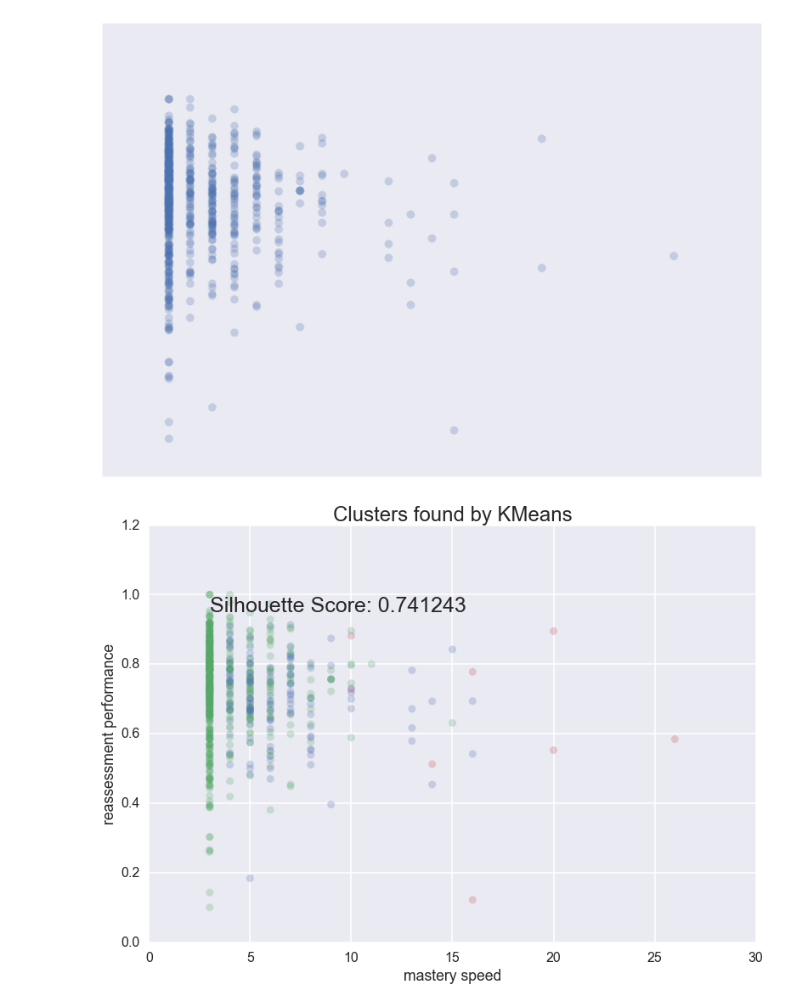
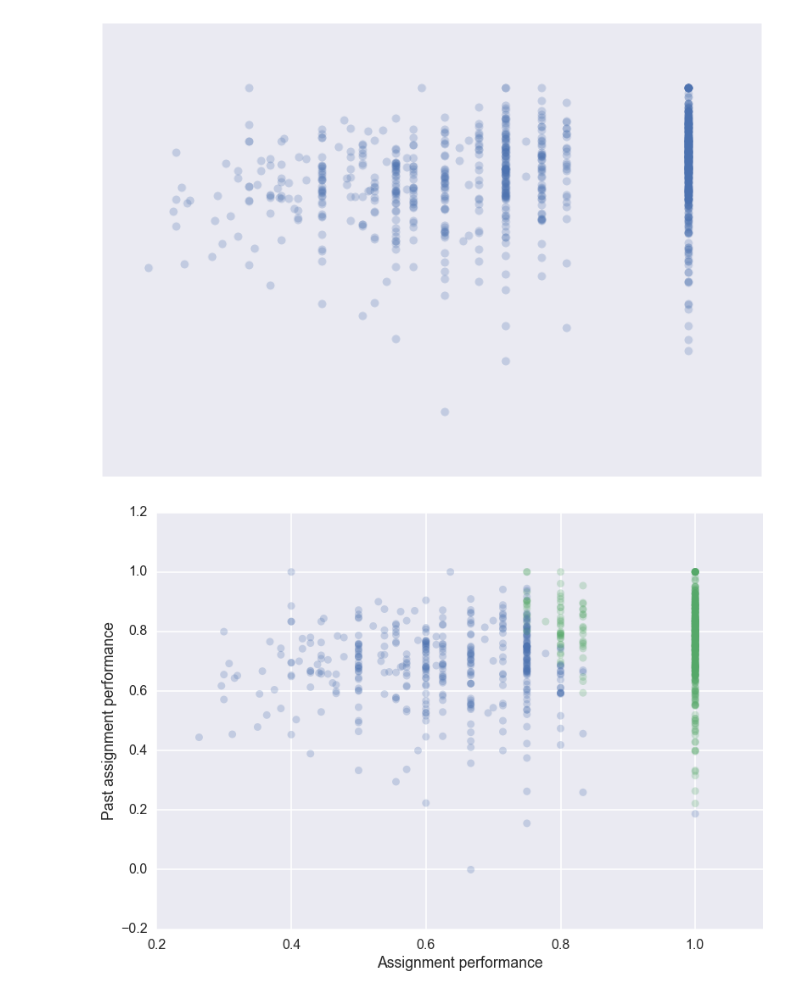
Before and after one commit to beardeer/playground, a Jupyter notebook: clustering.ipynb, the cells around one changed output. Drawn from its saved outputs; the diff is of its cells as text; code cells hidden in the pictures.

```diff
--- a/clustering.ipynb
+++ b/clustering.ipynb
@@ -14,11 +14,11 @@ sns.set_context('poster')
 sns.set_color_codes()
 plot_kwds = {'alpha' : 0.25, 's' : 80, 'linewidths':0}
 # %%
-plot_x, plot_y = 0, 5
+plot_x, plot_y = 1, 3
 n_clusters = 3
 markers = []
 # %%
-s_id = 31825
+s_id = 7104
 input_path = r'local_data/cluster_%d.csv' % s_id
 input_file = open(input_path,'rb')
 # %%
@@ -35,7 +35,7 @@ frame = plt.gca()
 frame.axes.get_xaxis().set_visible(False)
 frame.axes.get_yaxis().set_visible(False)
 # %% [output]
-[figure, old version]
+[figure, new version]
 # %%
 def plot_clusters(data, all_data, algorithm, args, kwds):
     start_time = time.time()
@@ -47,16 +47,16 @@ def plot_clusters(data, all_data, algorithm, args, kwds):
     frame = plt.gca()
 #     frame.axes.get_xaxis().set_visible(False)
 #     frame.axes.get_yaxis().set_visible(False)
-    plt.title('Clusters found by {}'.format(str(algorithm.__name__)), fontsize=24)
-    plt.xlabel('mastery speed')
-    plt.ylabel('reassessment performance')
+#     plt.title('Clusters found by {}'.format(str(algorithm.__name__)), fontsize=24)
+    plt.xlabel('Assignment performance')
+    plt.ylabel('Past assignment performance')
     silhouette_avg = silhouette_score(data, labels)
-    plt.text(3, 0.95, 'Silhouette Score: %4f'% silhouette_avg, fontsize=25)
+#     plt.text(3, 0.95, 'Silhouette Score: %4f'% silhouette_avg, fontsize=25)
     return labels
 # %%
-labels_k1 = plot_clusters(data[:,1:], data, cluster.KMeans, (), {'n_clusters':2})
+labels_k2 = plot_clusters(data[:,1:], data, cluster.KMeans, (), {'n_clusters': 2})
 # %% [output]
-[figure, old version]
+[figure, new version]
 # %%
 labels_k2 = plot_clusters(data[:,:], data, cluster.KMeans, (), {'n_clusters': 2})
 # %% [output]
```
Also changed, not shown: parts of 12 cells of this notebook.
